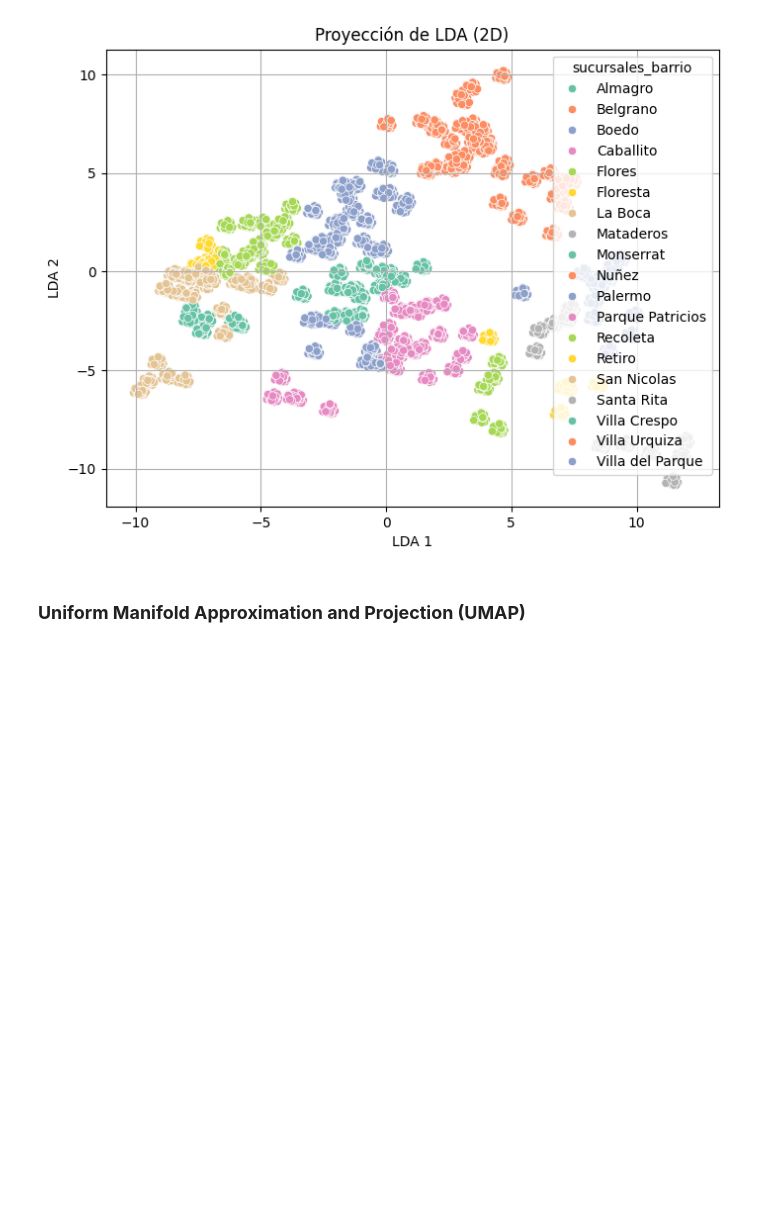
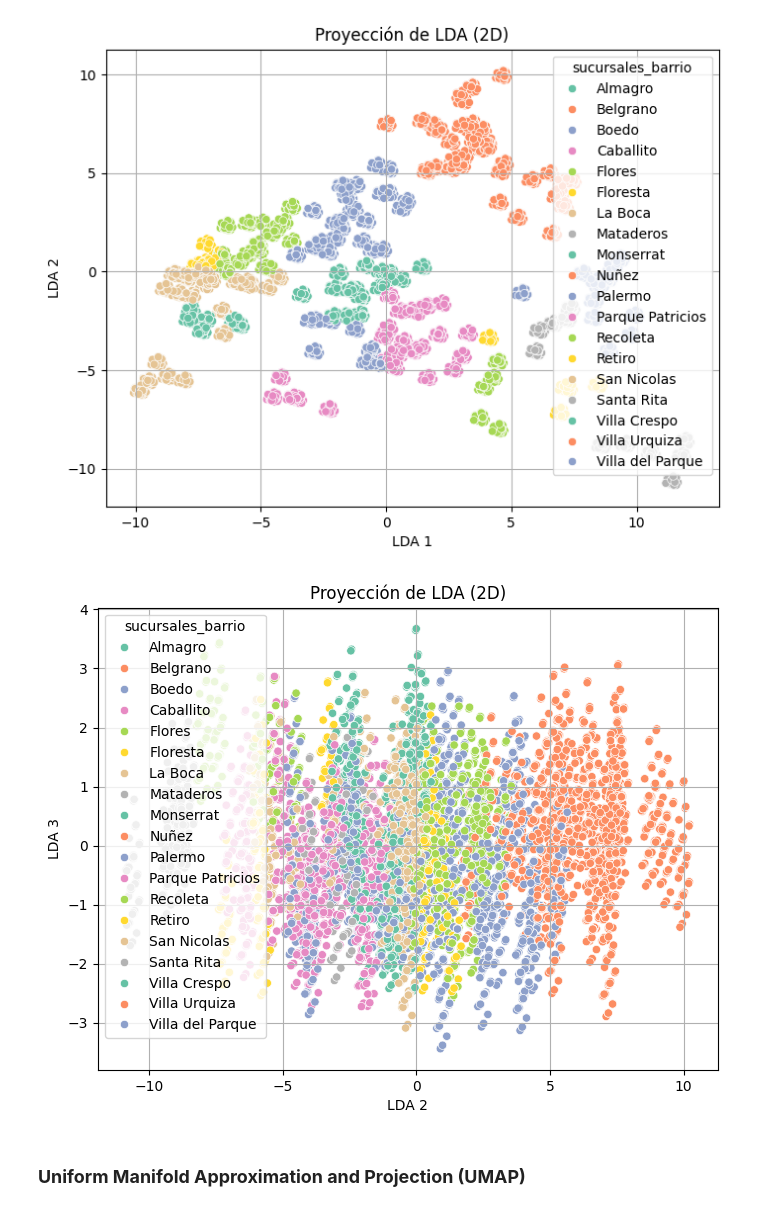
Before and after one commit to CEIA-MBer-ATacc/ceia_add_tps, a Jupyter notebook: TP2/TP2_productos.ipynb, the cells around one changed output. Cells and saved outputs as stored; diff of their text form; code cells hidden in the pictures; blank space fills up the shorter version.

```diff
--- a/TP2/TP2_productos.ipynb
+++ b/TP2/TP2_productos.ipynb
@@ -653,6 +657,16 @@ plt.grid(True)
 plt.show()
 # %% [output]
 [figure]
+# %%
+plt.figure(figsize=(8, 6))
+sns.scatterplot(x=X_lda_df['lda_2'], y=X_lda_df['lda_3'], hue=y, palette='Set2')
+plt.title('Proyección de LDA (2D)')
+plt.xlabel('LDA 2')
+plt.ylabel('LDA 3')
+plt.grid(True)
+plt.show()
+# %% [output]
+[figure, added]
 # %% [markdown]
 ### **Uniform Manifold Approximation and Projection (UMAP)**
 # %%
```
Also changed, not shown: parts of 3 cells of this notebook.
